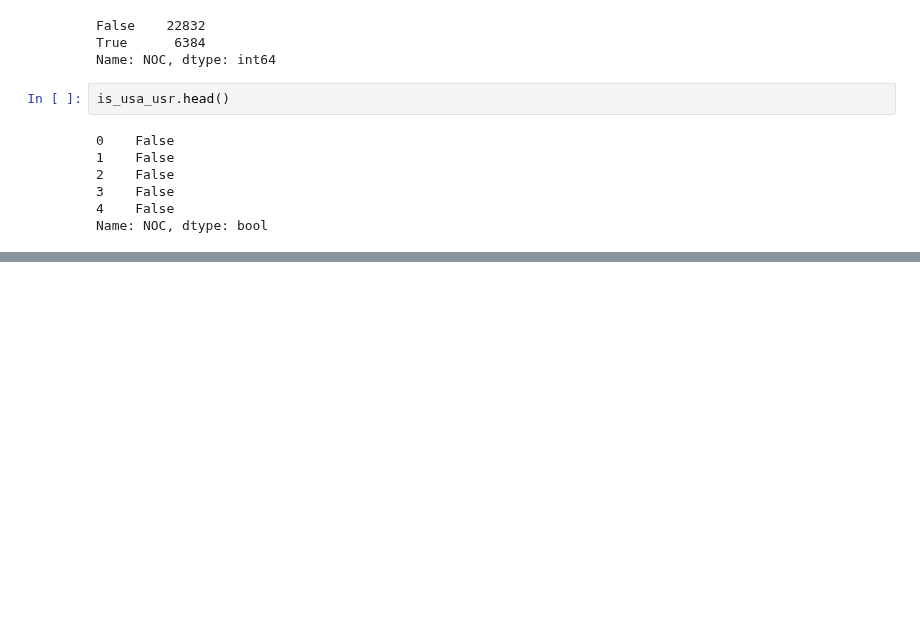
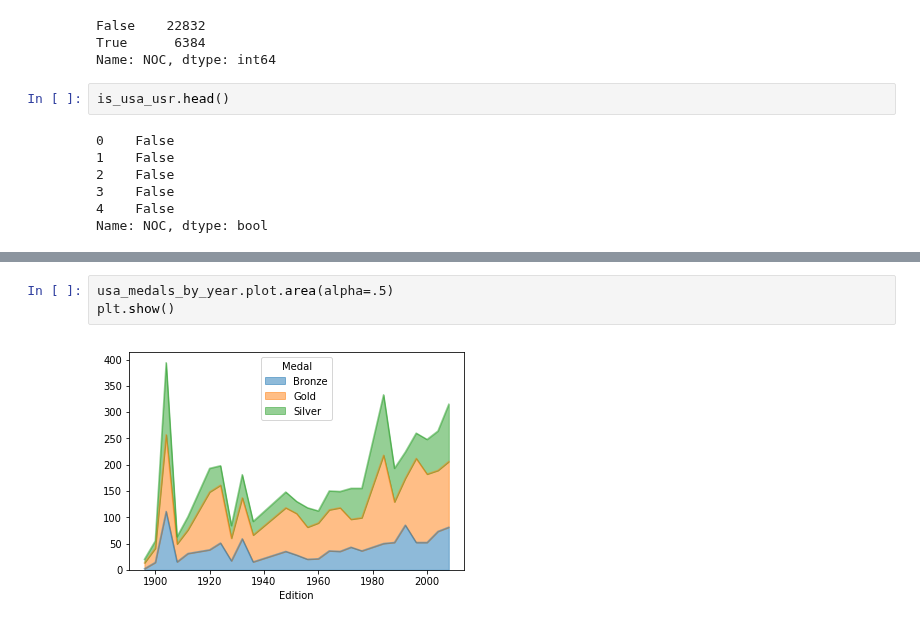
Before and after one commit to cyrsis/TensorflowPY36CPU, a Jupyter notebook: _1_PythonBasic/Data/Olympic.ipynb, the cells around one changed output, grey strips where cells are left out. Saved outputs shown, nothing was run; the diff lists cells and outputs as text; blank space fills up the shorter version.

```diff
--- a/_1_PythonBasic/Data/Olympic.ipynb
+++ b/_1_PythonBasic/Data/Olympic.ipynb
@@ -285,0 +374,5 @@ Name: NOC, dtype: bool
+# %%
+usa_medals_by_year.plot.area(alpha=.5)
+plt.show()
+# %% [output]
+[figure, added]
```
Also changed, not shown: parts of 12 cells of this notebook, 1 other file.
